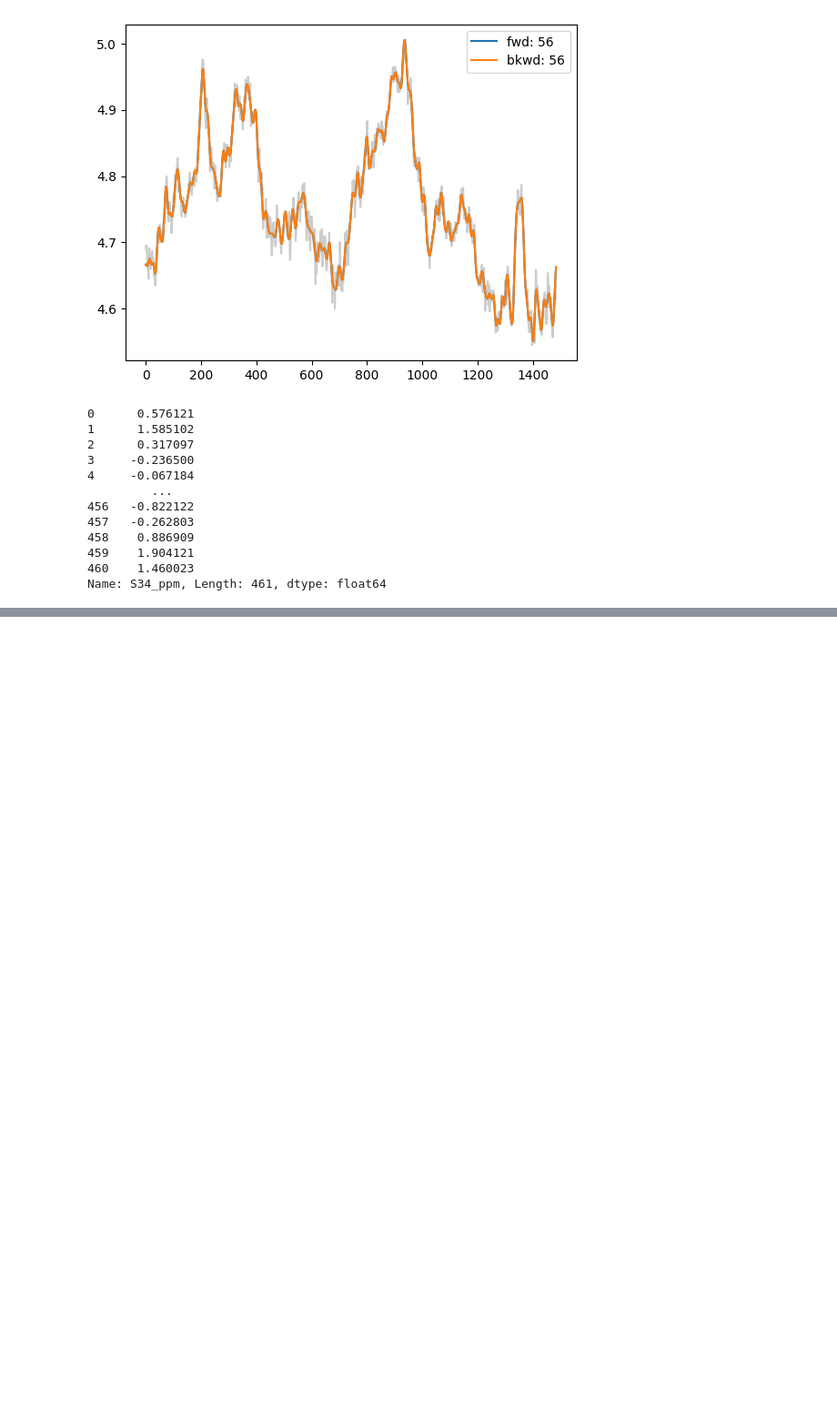
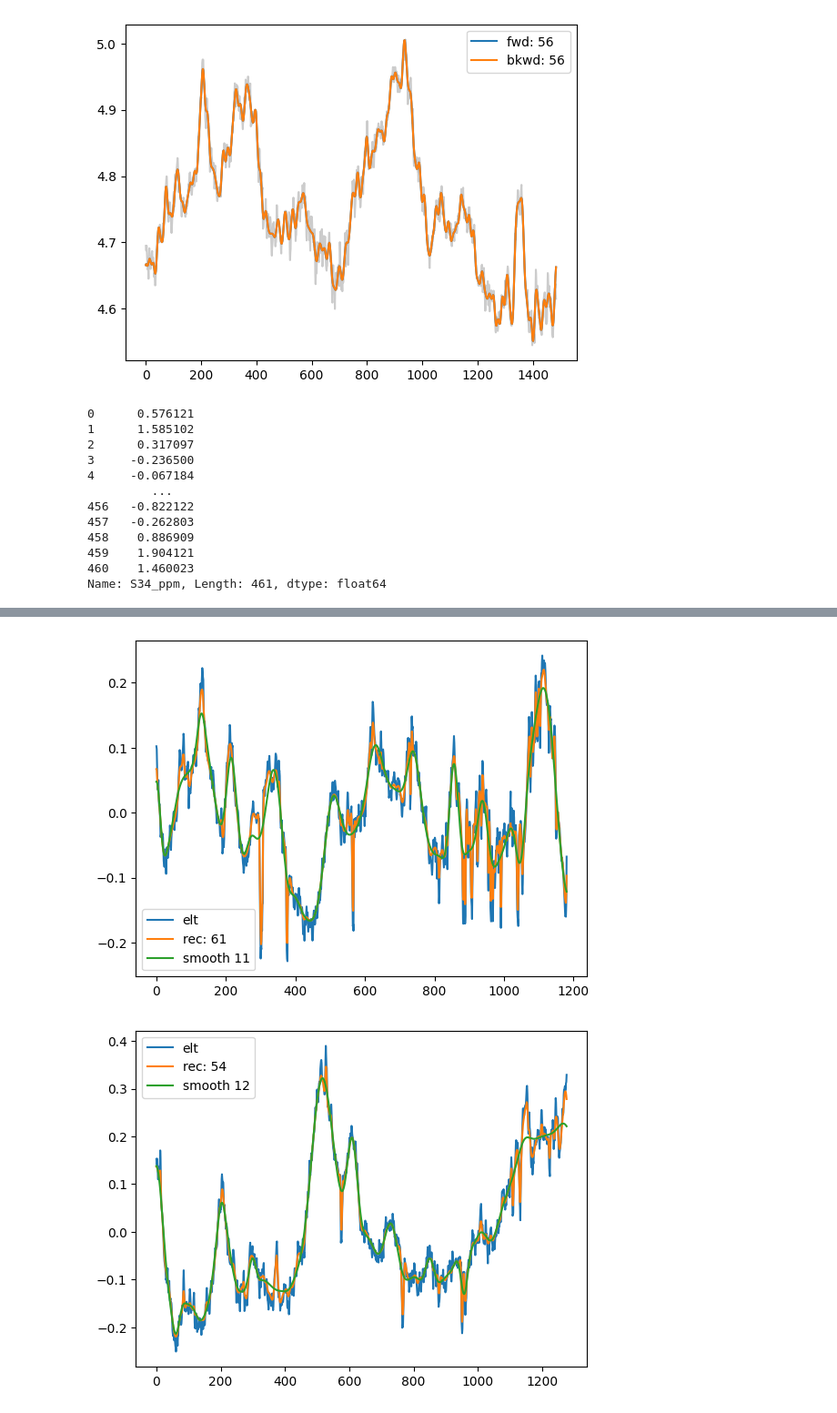
Before and after one commit to angus-lewis/SharkAgeEstimation, a Jupyter notebook: filter_demo.ipynb, the cells around one changed output, grey strips where cells are left out. Shown at 91% size. Drawn from its saved outputs; the diff is of its cells as text; code cells hidden in the pictures; blank space fills up the shorter version.

```diff
--- a/filter_demo.ipynb
+++ b/filter_demo.ipynb
@@ -232,0 +342,30 @@ Name: S34_ppm, Length: 461, dtype: float64
+# %%
+j = 0
+while j < len(coefs):
+    coef = coefs[j]
+    elt = np.asarray(np.asarray(grey_array[j]))
+
+    scales = 2**np.arange(np.log2(len(elt)), step=0.25)
+    dictionary = bpd.ricker_cwt_dictionary(len(elt), scales)
+
+    nyears = len(elt)/scales
+
+    ix = (nyears < 100)
+    ix = np.repeat(ix, len(elt))
+
+    rec = np.dot(dictionary, coef)
+    smooth = np.dot(dictionary, np.multiply(coef, ix))
+
+    plt.figure()
+    plt.plot(elt, label="elt")
+    rec_peaks = len(filt.find_peaks(rec))
+    plt.plot(rec, label=f"rec: {rec_peaks}")
+    smooth_peaks = len(filt.find_peaks(smooth))
+    plt.plot(smooth, label=f"smooth {smooth_peaks}")
+    plt.legend()
+    plt.show()
+
+    j += 1
+# %% [output]
+[figure, added]
+[figure, added]
```
Also changed, not shown: parts of 16 cells of this notebook, 3 other files.
